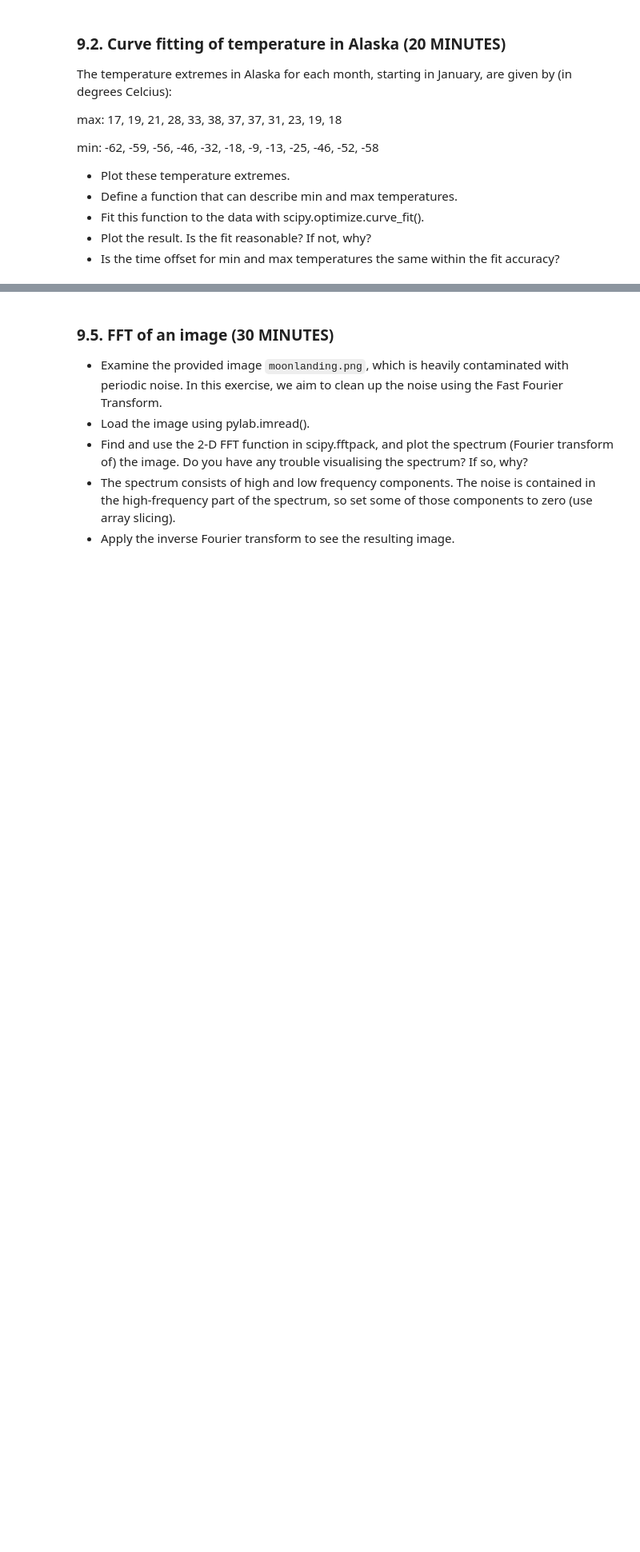
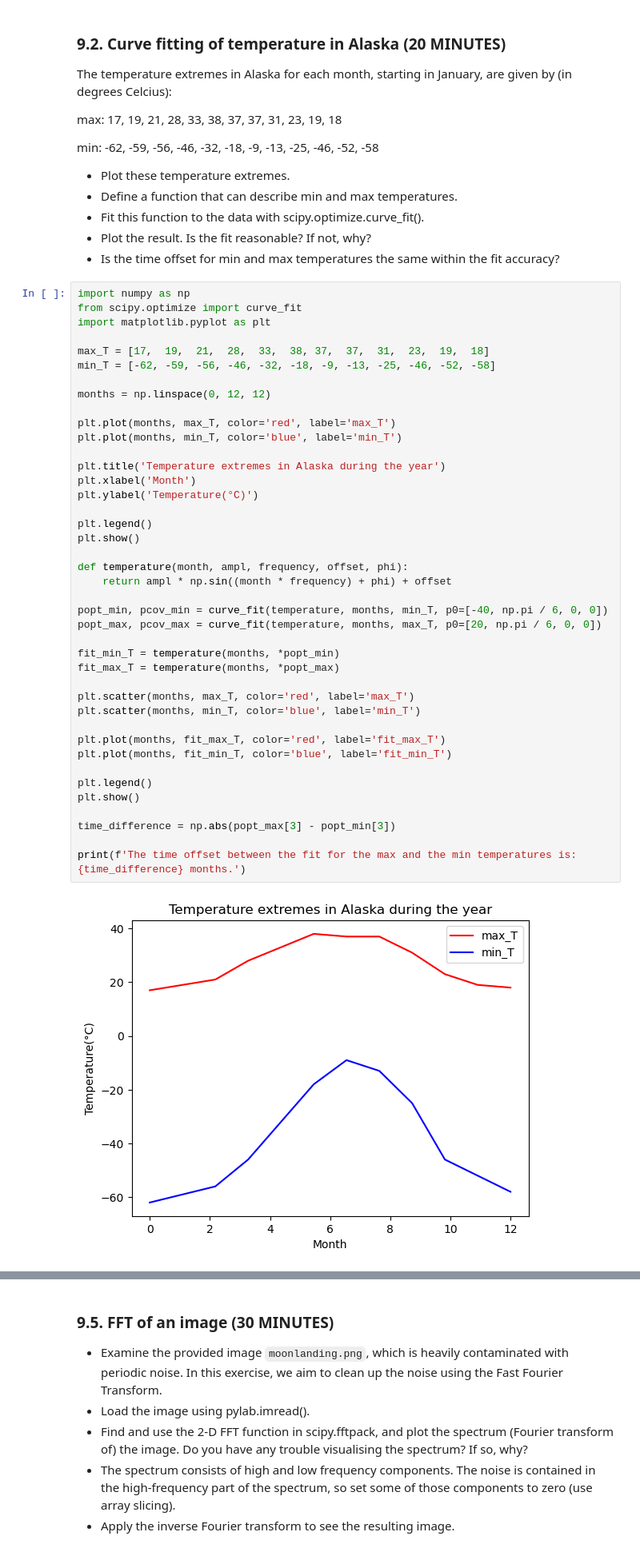
Before and after one commit to Kallo27/LaboratoryOfComputationalPhysics_Y6, a Jupyter notebook: exam/exam.ipynb, the cells around one changed output, grey strips where cells are left out. Shown at 80% size. Saved outputs shown, nothing was run; the diff lists cells and outputs as text; blank space fills up the shorter version.

```diff
--- a/exam/exam.ipynb
+++ b/exam/exam.ipynb
@@ -847,3 +867,46 @@ min: -62, -59, -56, -46, -32, -18, -9, -13, -25, -46, -52, -58
 * Fit this function to the data with scipy.optimize.curve_fit().
 * Plot the result. Is the fit reasonable? If not, why?
 * Is the time offset for min and max temperatures the same within the fit accuracy?
+# %%
+import numpy as np
+from scipy.optimize import curve_fit
+import matplotlib.pyplot as plt
+
+max_T = [17,  19,  21,  28,  33,  38, 37,  37,  31,  23,  19,  18]
+min_T = [-62, -59, -56, -46, -32, -18, -9, -13, -25, -46, -52, -58]
+
+months = np.linspace(0, 12, 12)
+
+plt.plot(months, max_T, color='red', label='max_T')
+plt.plot(months, min_T, color='blue', label='min_T')
+
+plt.title('Temperature extremes in Alaska during the year')
+plt.xlabel('Month')
+plt.ylabel('Temperature(°C)')
+
+plt.legend()
+plt.show()
+
+def temperature(month, ampl, frequency, offset, phi):
+    return ampl * np.sin((month * frequency) + phi) + offset
+
+popt_min, pcov_min = curve_fit(temperature, months, min_T, p0=[-40, np.pi / 6, 0, 0])
+popt_max, pcov_max = curve_fit(temperature, months, max_T, p0=[20, np.pi / 6, 0, 0])
+
+fit_min_T = temperature(months, *popt_min)
+fit_max_T = temperature(months, *popt_max)
+
+plt.scatter(months, max_T, color='red', label='max_T')
+plt.scatter(months, min_T, color='blue', label='min_T')
+
+plt.plot(months, fit_max_T, color='red', label='fit_max_T')
+plt.plot(months, fit_min_T, color='blue', label='fit_min_T')
+
+plt.legend()
+plt.show()
+
+time_difference = np.abs(popt_max[3] - popt_min[3])
+
+print(f'The time offset between the fit for the max and the min temperatures is: {time_difference} months.')
+# %% [output]
+[figure, added]
```
Also changed, not shown: parts of 4 cells of this notebook, 3 other files.
